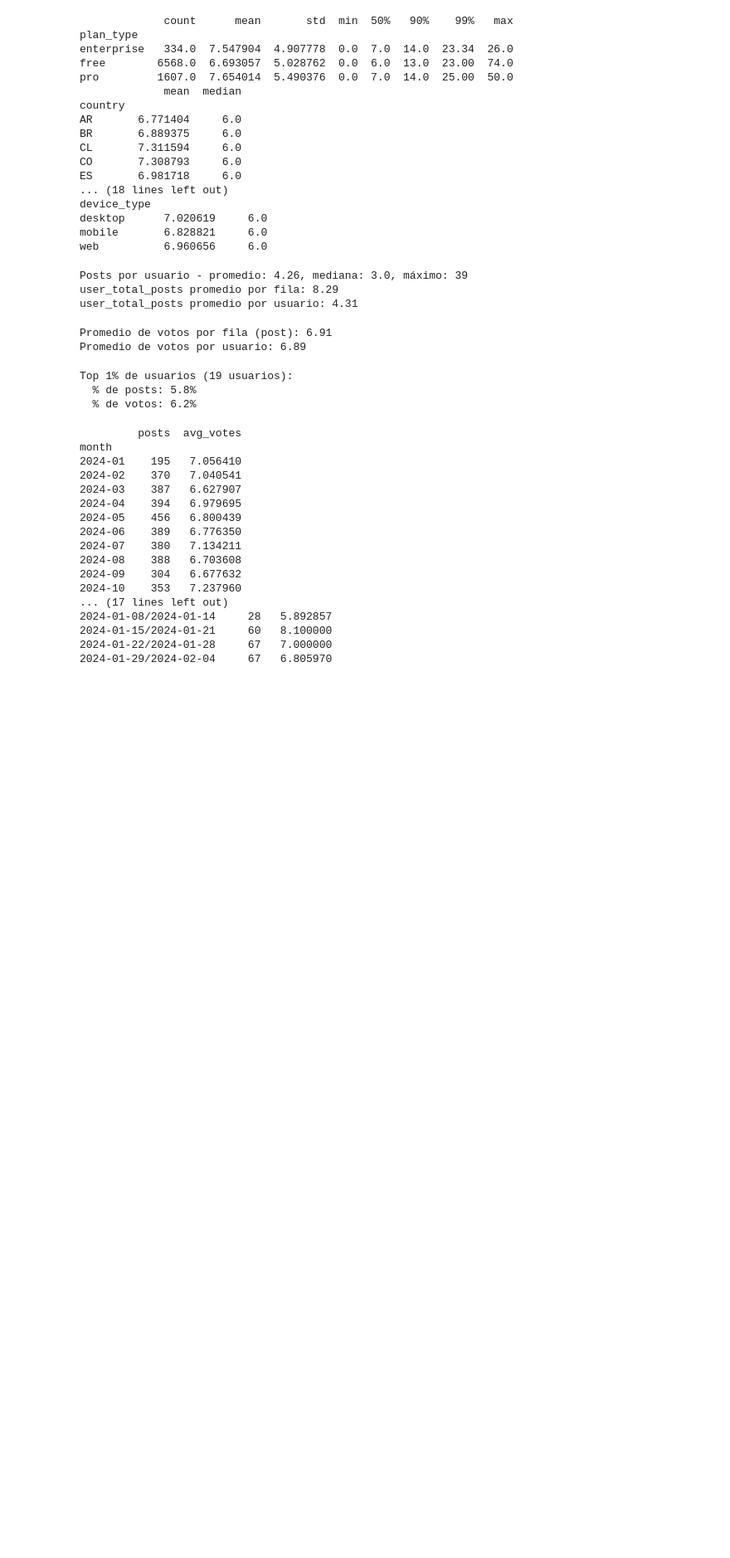
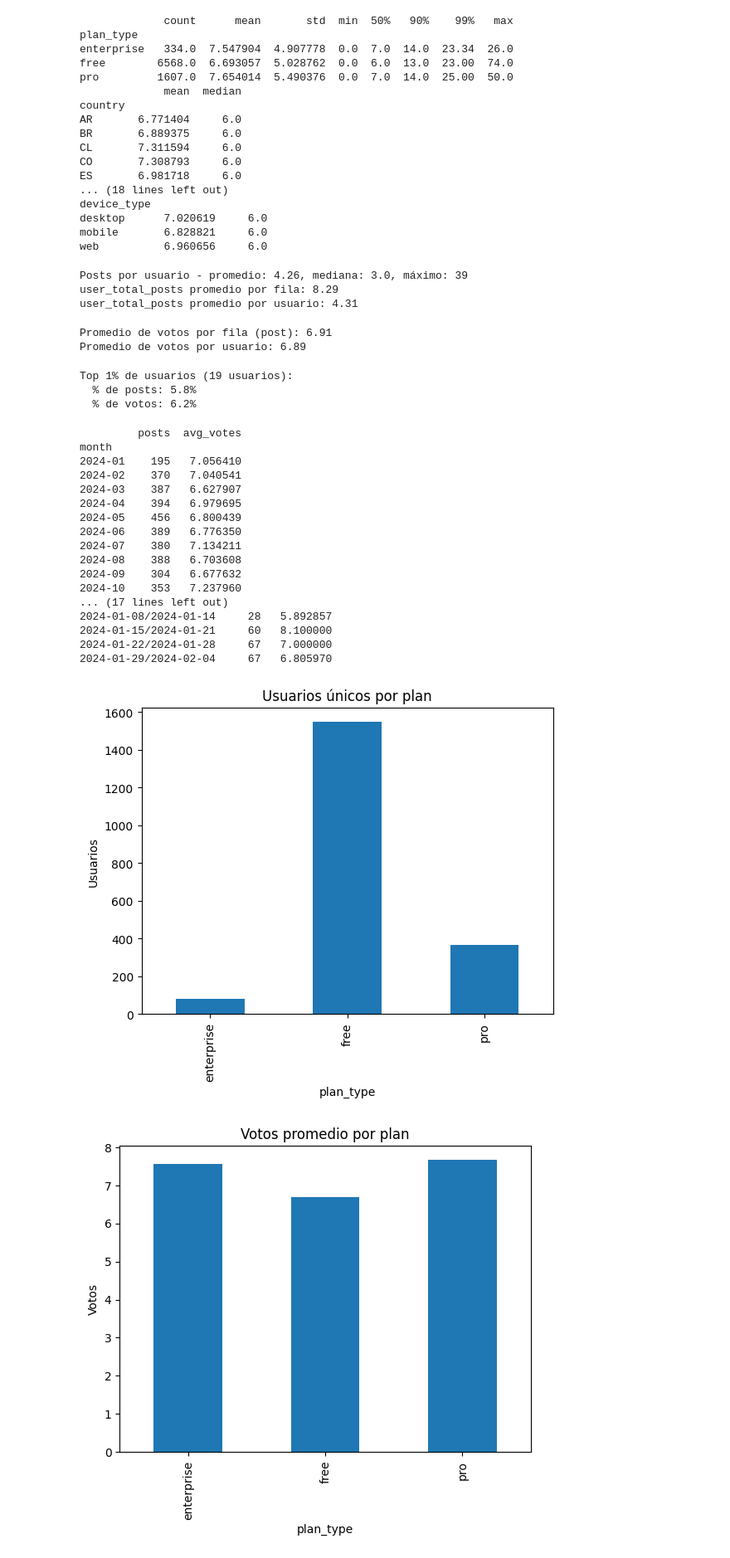
Before and after one commit to abimuleort/iceAnalytics, a Jupyter notebook: analysis.ipynb, the cells around one changed output. Shown at 83% size. Saved outputs shown, nothing was run; the diff lists cells and outputs as text; code cells hidden in the pictures; blank space fills up the shorter version.

```diff
--- a/analysis.ipynb
+++ b/analysis.ipynb
@@ -401,3 +401,26 @@ month
 2024-01-15/2024-01-21     60   8.100000
 2024-01-22/2024-01-28     67   7.000000
 2024-01-29/2024-02-04     67   6.805970
+# %%
+users_per_plan.plot(kind='bar', title='Usuarios únicos por plan')
+plt.ylabel('Usuarios')
+plt.show()
+
+df_clean.groupby('plan_type')['votes_received'].mean().plot(kind='bar', title='Votos promedio por plan')
+plt.ylabel('Votos')
+plt.show()
+
+posts_by_category.plot(kind='bar', title='Posts por categoría')
+plt.ylabel('Posts')
+plt.show()
+
+monthly['posts'].plot(title='Posts por mes')
+plt.ylabel('Posts')
+plt.show()
+
+monthly['avg_votes'].plot(title='Votos promedio por mes')
+plt.ylabel('Votos')
+plt.show()
+# %% [output]
+[figure, added]
+[figure, added]
```
Also changed, not shown: parts of 1 cell of this notebook.
